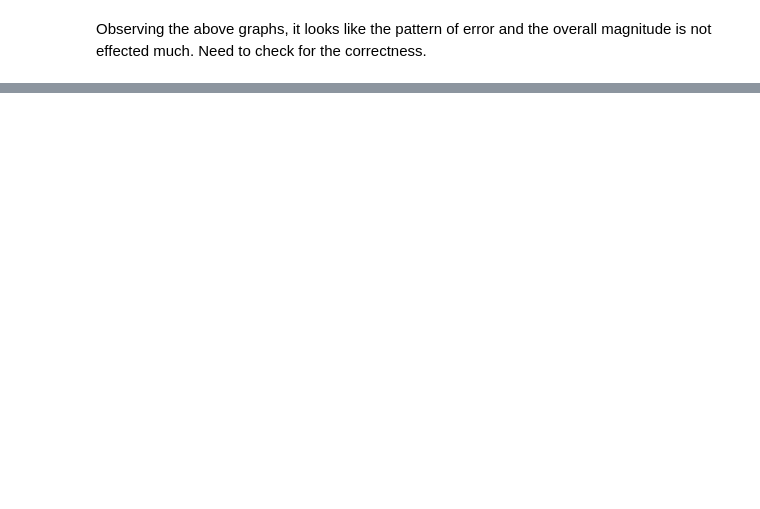
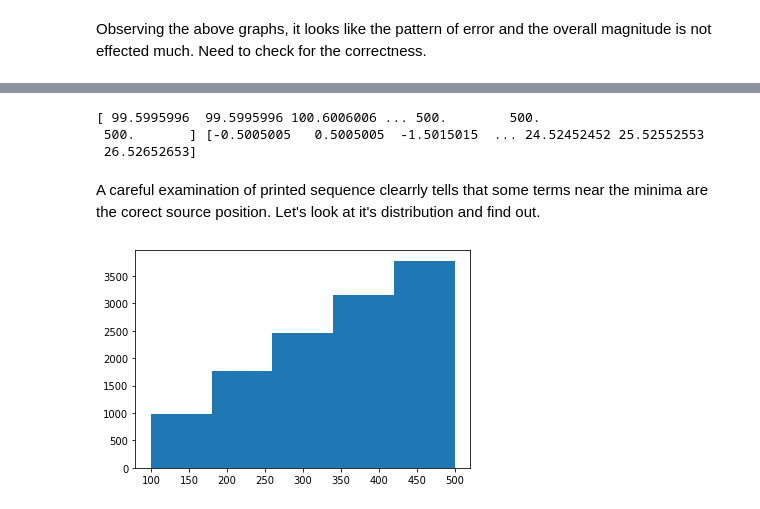
Before and after one commit to Student-Satellite-IITB/GLEE, a Jupyter notebook: Seismology_Simulations/Source_localization_TDOA.ipynb, the cells around one changed output, grey strips where cells are left out. Drawn from its saved outputs; the diff is of its cells as text; code cells hidden in the pictures; blank space fills up the shorter version.

```diff
--- a/Seismology_Simulations/Source_localization_TDOA.ipynb
+++ b/Seismology_Simulations/Source_localization_TDOA.ipynb
@@ -462,0 +597,13 @@ Observing the above graphs, it looks like the pattern of error and the overall m
+# %%
+print(x[np.where(error <=5+np.min(error))],y[np.where(error<=5+np.min(error))])
+# %% [output]
+[ 99.5995996  99.5995996 100.6006006 ... 500.        500.
+ 500.       ] [-0.5005005   0.5005005  -1.5015015  ... 24.52452452 25.52552553
+ 26.52652653]
+# %% [markdown]
+A careful examination of printed sequence clearrly tells that some
+terms near the minima are the corect source position. Let's look at it's distribution and find out.
+# %%
+plt.hist(x[np.where(error <=5+np.min(error))],bins=5);
+# %% [output]
+[figure, added]
```
Also changed, not shown: parts of 41 cells of this notebook.
